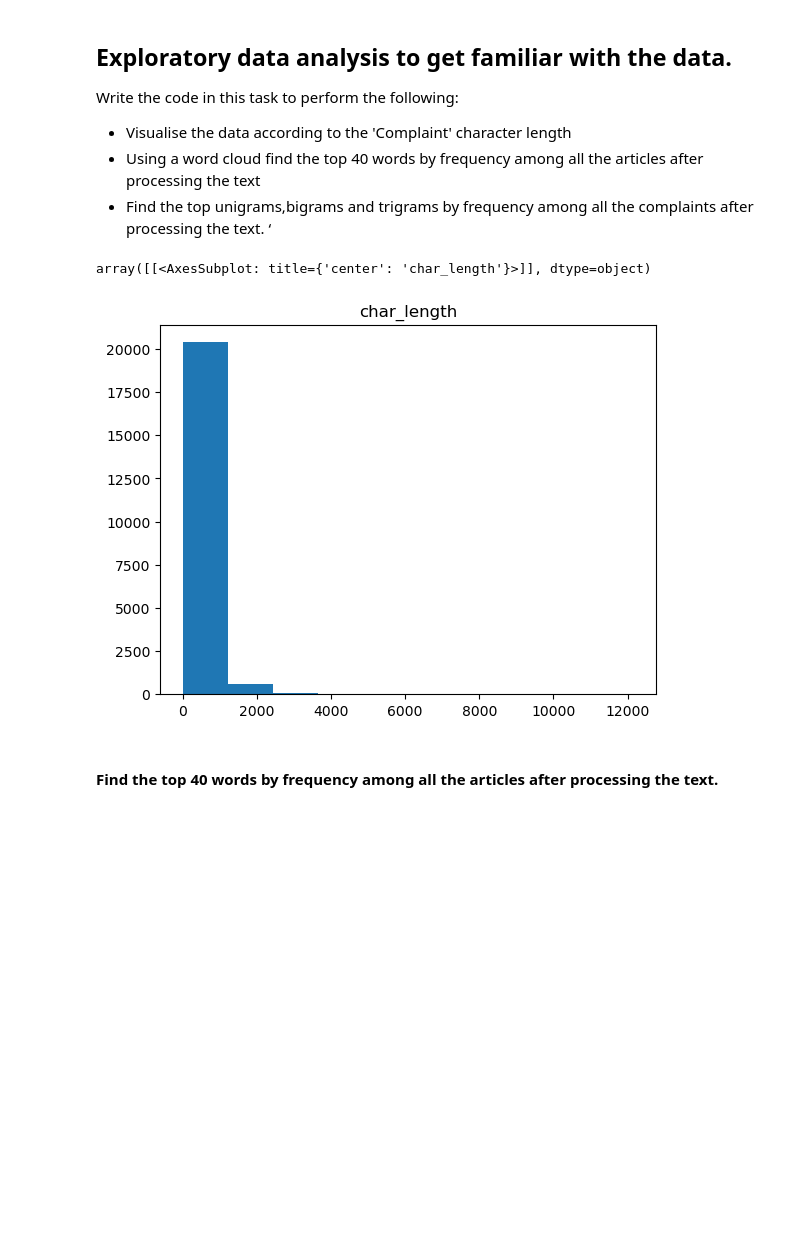
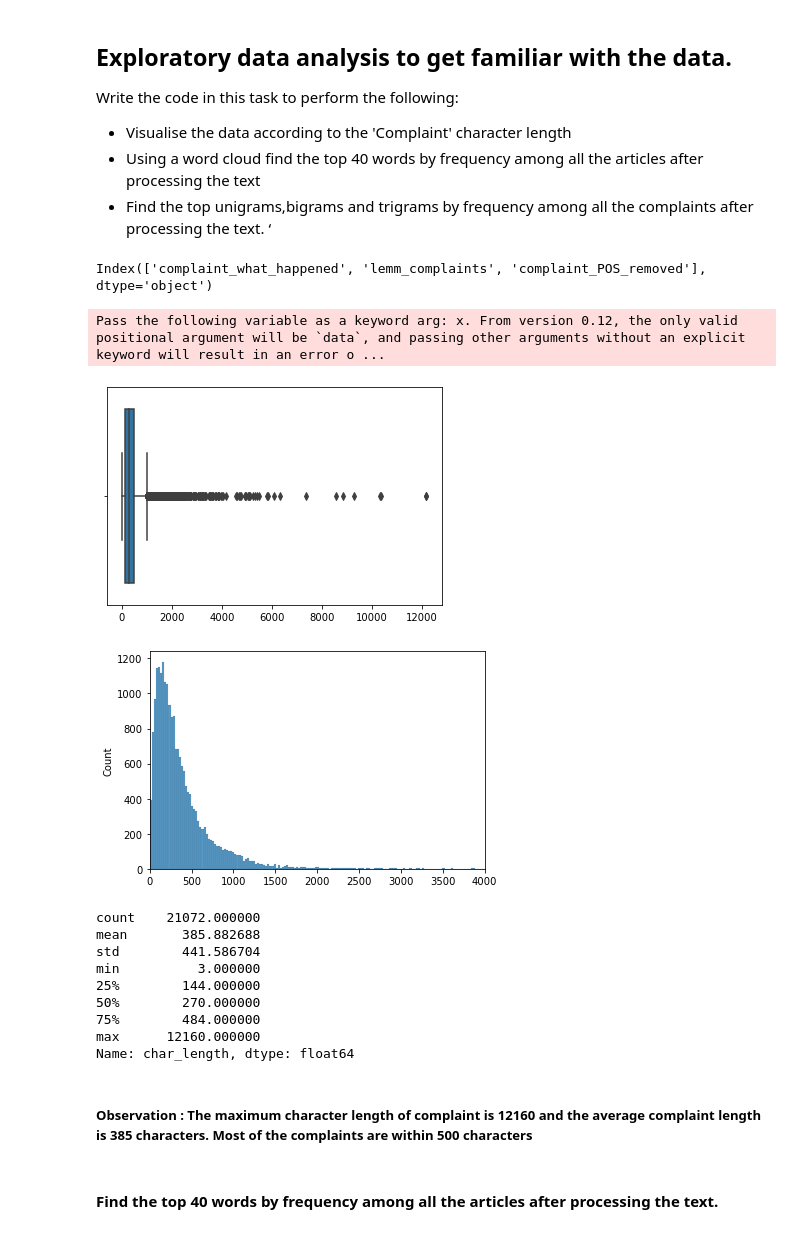
Before and after one commit to karthickchetti/Automatic_Ticket_Classification-NLP-Topic-Modelling, a Jupyter notebook: Automatic_Ticket_Classification_Assignment.ipynb, the cells around one changed output. Drawn from its saved outputs; the diff is of its cells as text; code cells hidden in the pictures; blank space fills up the shorter version.

```diff
--- a/Automatic_Ticket_Classification_Assignment.ipynb
+++ b/Automatic_Ticket_Classification_Assignment.ipynb
@@ -215,14 +216,39 @@ Write the code in this task to perform the following:
 *   Visualise the data according to the 'Complaint' character length
 *   Using a word cloud find the top 40 words by frequency among all the articles after processing the text
 *   Find the top unigrams,bigrams and trigrams by frequency among all the complaints after processing the text. ‘
+# %%
+#Import dataframe - Delete at last
+df_clean=pd.read_excel("df_clean.xlsx")
+df_clean.columns
+# %% [output]
+Index(['complaint_what_happened', 'lemm_complaints', 'complaint_POS_removed'], dtype='object')
 # %%
 # Write your code here to visualise the data according to the 'Complaint' character length
-
+import seaborn as sb
+import matplotlib.pyplot as plt
 df_length = df_clean[["complaint_POS_removed"]].copy()
-df_length["char_length"] = df_length["complaint_POS_removed"].apply(lambda x: len(x))
-df_length.hist(column = "char_length",bins=10,grid=False)
+df_length["char_length"] = df_length["complaint_POS_removed"].apply(lambda x: len(str(x)))
+length_comp=list(df_length["char_length"])
+sb.boxplot(length_comp)
+plt.show()
+hist=sb.histplot(length_comp)
+hist.set_xlim(0,4000)
+plt.show()
+df_length["char_length"].describe()
 # %% [output]
-array([[<AxesSubplot: title={'center': 'char_length'}>]], dtype=object)
+Pass the following variable as a keyword arg: x. From version 0.12, the only valid positional argument will be `data`, and passing other arguments without an explicit keyword will result in an error o ...
-[figure, old version]
+[figure, new version]
+[figure, added]
+count    21072.000000
+mean       385.882688
+std        441.586704
+min          3.000000
+25%        144.000000
+50%        270.000000
+75%        484.000000
+max      12160.000000
+Name: char_length, dtype: float64
+# %% [markdown]
+##### Observation : The maximum character length of complaint is 12160 and the average complaint length is 385 characters. Most of the complaints are within 500 characters
 # %% [markdown]
 #### Find the top 40 words by frequency among all the articles after processing the text.
```
Also changed, not shown: parts of 26 cells of this notebook.
